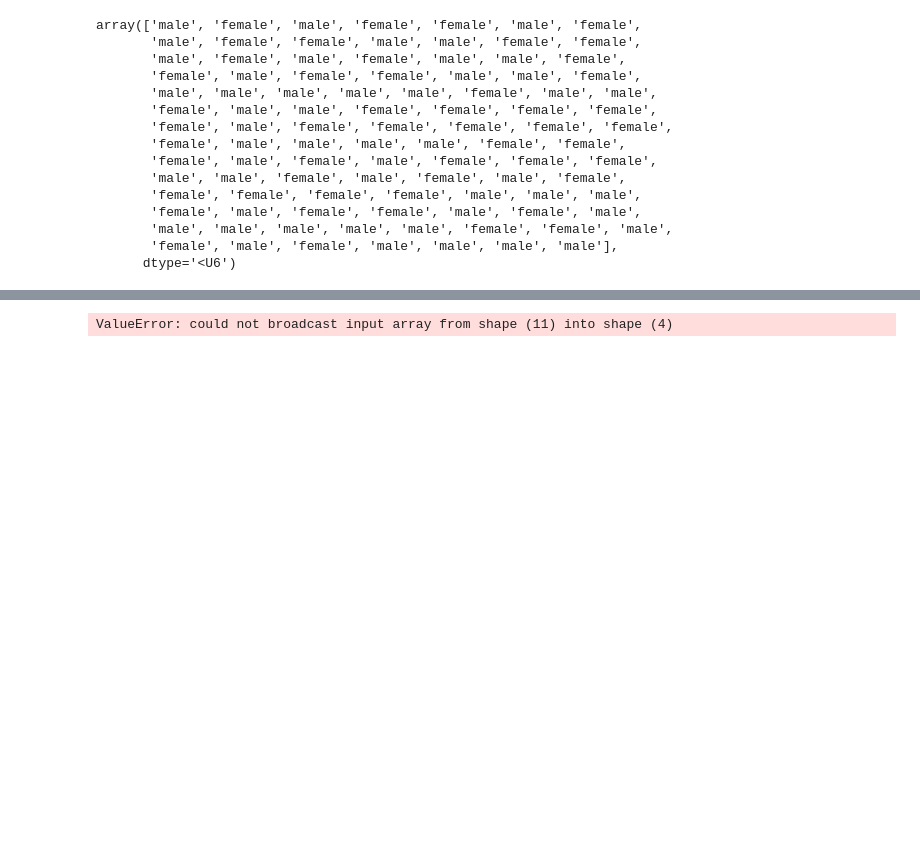
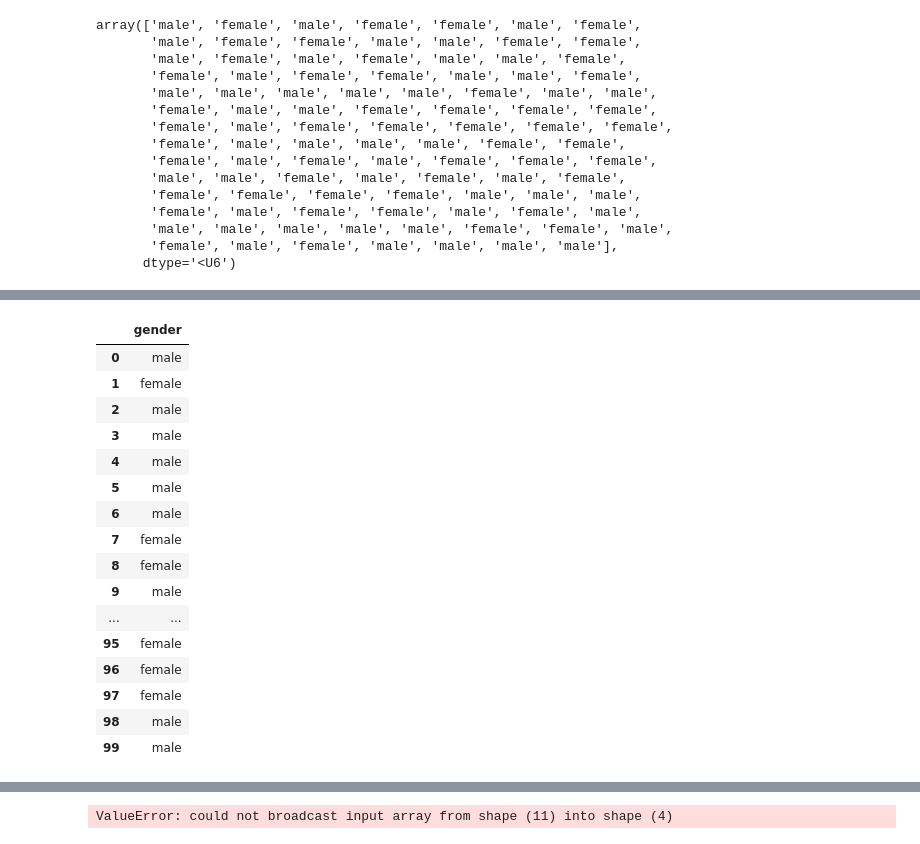
Before and after one commit to nualagallagher/Programing-for-data-analysis-project, a Jupyter notebook: project for programming for data analysis.ipynb, the cells around one changed output, grey strips where cells are left out. Saved outputs shown, nothing was run; the diff lists cells and outputs as text; code cells hidden in the pictures; blank space fills up the shorter version.

```diff
--- a/project for programming for data analysis.ipynb
+++ b/project for programming for data analysis.ipynb
@@ -140,22 +175,39 @@ array(['Longford', 'Waterford', 'Westmeath', 'Mayo', 'Clare', 'Kilkenny',
 # %%
 #https://stackoverflow.com/questions/32752292/how-to-create-a-data-frame-of-random-integers-with-pandas
+#Can use this to plot one column however, can't figure out how to create a nice formatted table including all variables.
 import pandas as pd
 import numpy as np
 
 county = ['Carlow','Cavan','Clare','Cork','Donegal','Dublin','Galway','Kerry','Kildare','Kilkenny','Laois','Leitrim','Limerick','Longford','Louth','Mayo','Meath','Monaghan','Offaly','Roscommon','Sligo','Tipperary','Waterford','Westmeath','Wexford','Wicklow']
 np.random.choice(county, 100)
 
 gender = ['male', 'female']
 np.random.choice(gender, 100)
 
 age = randint(15, 75, 100)
-print(age)
 
 year = [2008, 2009, 2010, 2011, 2012, 2013, 2014, 2015, 2016, 2017, 2018]
 np.random.choice(year, 100)
 
 import pandas as pd
 import numpy as np
-df = pd.DataFrame(np.random.choice('year', 100), columns=list('year')
+df = pd.DataFrame(np.random.choice(gender, 100), columns= ['gender'])
 df
 # %% [output]
+|  | gender |
+| 0 | male |
+| 1 | female |
+| 2 | male |
+| 3 | male |
+| 4 | male |
+| 5 | male |
+| 6 | male |
+| 7 | female |
+| 8 | female |
+| 9 | male |
+| ... | ... |
+| 95 | female |
+| 96 | female |
+| 97 | female |
+| 98 | male |
+| 99 | male |
```
Also changed, not shown: parts of 25 cells of this notebook.
